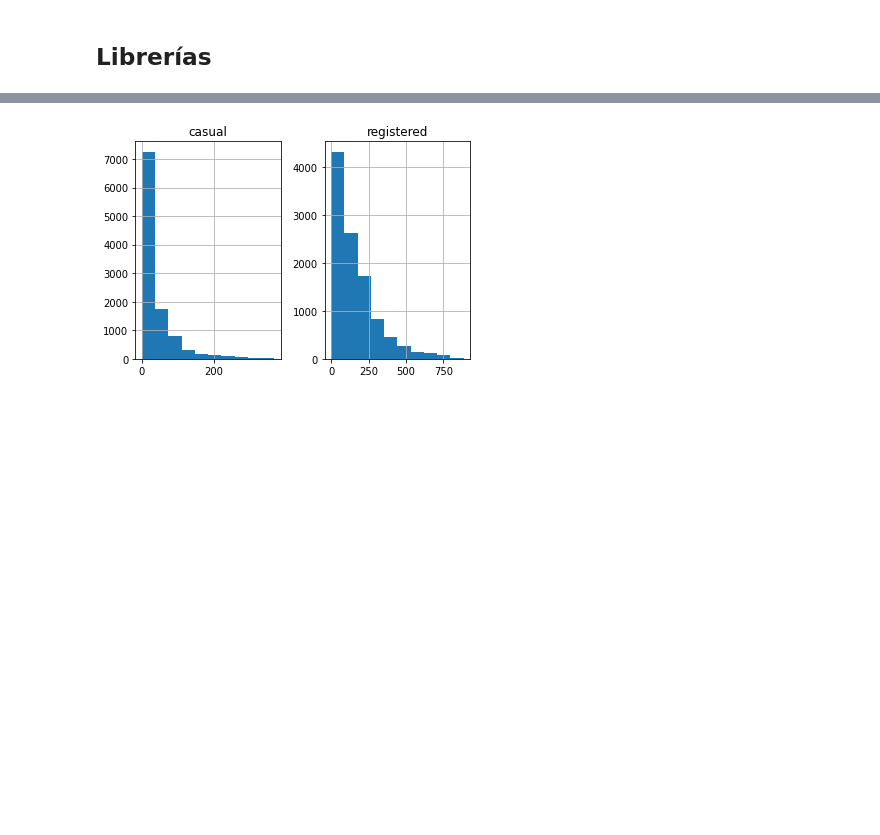
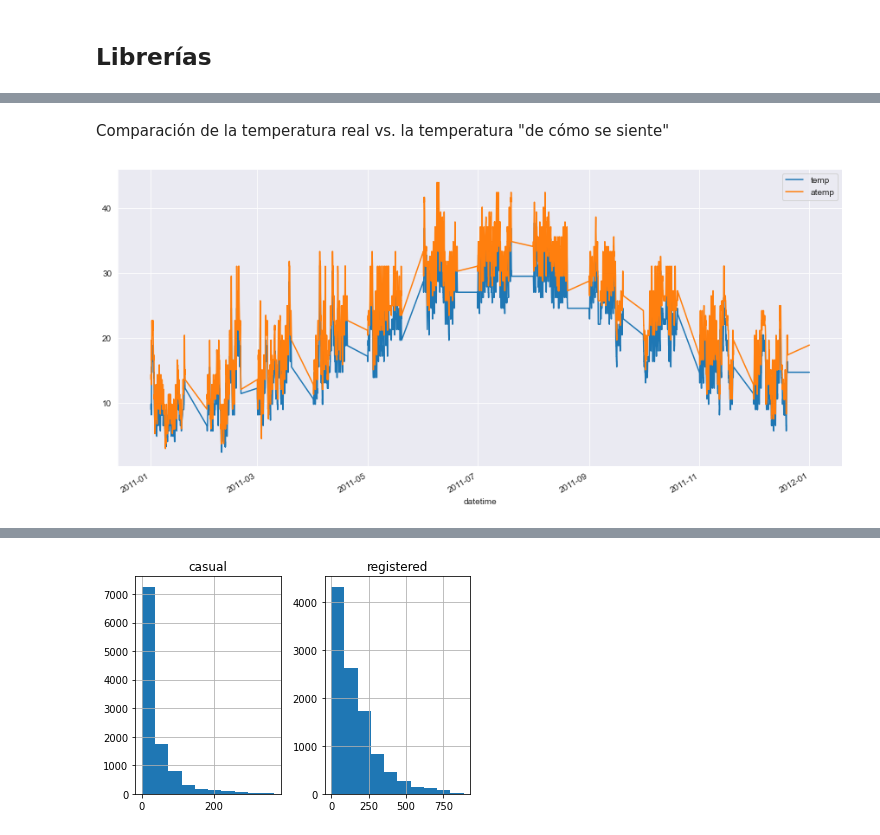
Before and after one commit to Posterior-ia/bike-sharing-playground, a Jupyter notebook: analysis/primer_analisis_kaggle.ipynb, the cells around one changed output, grey strips where cells are left out. Drawn from its saved outputs; the diff is of its cells as text; code cells hidden in the pictures; blank space fills up the shorter version.

```diff
--- a/analysis/primer_analisis_kaggle.ipynb
+++ b/analysis/primer_analisis_kaggle.ipynb
@@ -34,0 +32,2 @@ data["datetime"] = pd.to_datetime(data["datetime"])
+# %%
+sns.set_style("darkgrid")
@@ -43,0 +72,5 @@ data.head()
+# %%
+df = data.copy()
+df.set_index("datetime", inplace=True)
+df.asfreq("1H")
+df.head()
@@ -43,0 +125,13 @@ data.head()
+# %% [markdown]
+Comparación de la temperatura real vs. la temperatura "de cómo se siente"
+# %%
+from datetime import timedelta
+ti, tf = df.index[0], df.index[0] + timedelta(days=365)
+# %%
+_ = plt.figure(figsize=(15, 7))
+df.temp[ti:tf].plot()
+df.atemp[ti:tf].plot()
+plt.legend()
+plt.show()
+# %% [output]
+[figure, added]
```
Also changed, not shown: parts of 19 cells of this notebook.
